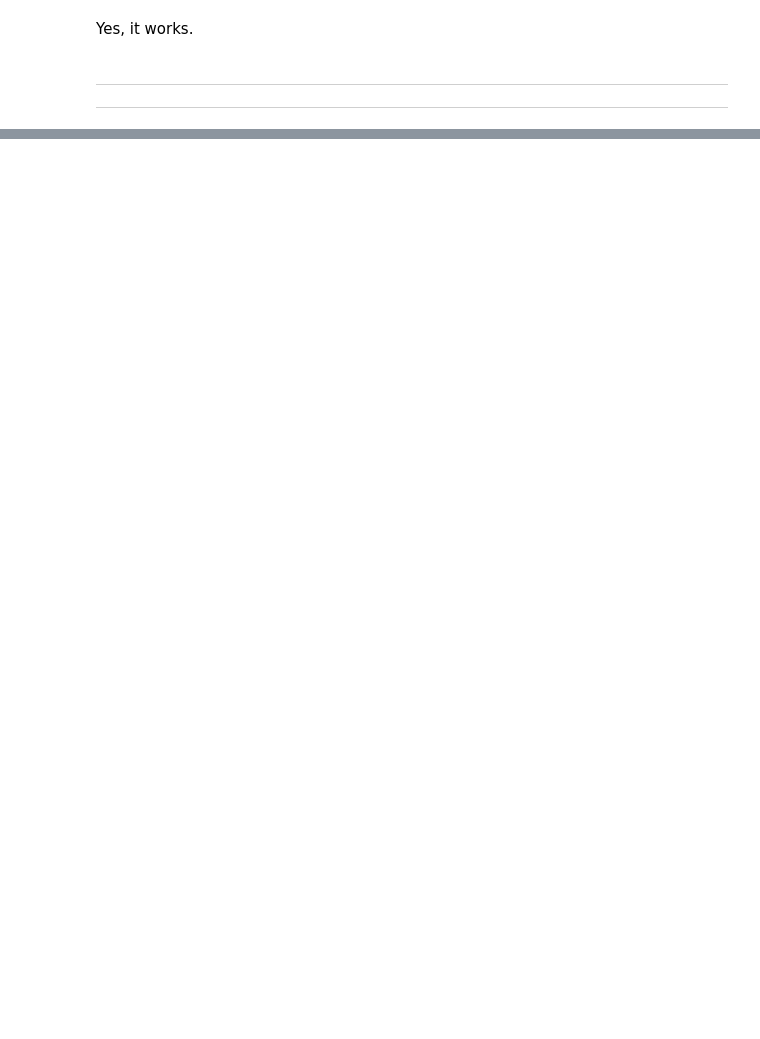
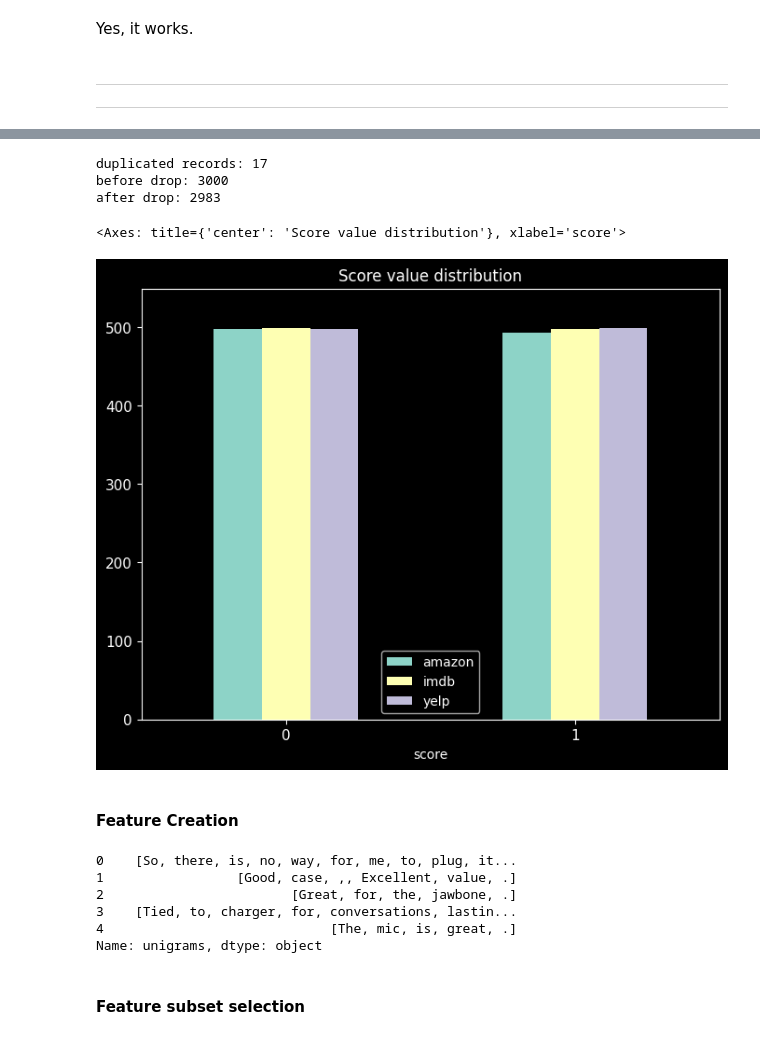
Before and after one commit to Wayne48763/DM2023-Lab1-Master, a Jupyter notebook: Homework/DM2023-Lab1-Homework.ipynb, the cells around one changed output, grey strips where cells are left out. Drawn from its saved outputs; the diff is of its cells as text; code cells hidden in the pictures; blank space fills up the shorter version.

```diff
--- a/Homework/DM2023-Lab1-Homework.ipynb
+++ b/Homework/DM2023-Lab1-Homework.ipynb
@@ -409,0 +417,7 @@ Yes, it works. <br>
+# %%
+# find all dataset files
+import glob
+from pathlib import Path
+data_path = Path('../sentiment labelled sentences/')
+filenames = list(data_path.glob('*labelled.txt'))
+print(filenames)
@@ -409,0 +426,18 @@ Yes, it works. <br>
+# %%
+# =======
+# Format:
+# =======
+# sentence \t score \n
+
+data_df = pd.DataFrame(columns=['sentence', 'score', 'source'])
+for filename in filenames:
+    sentences = []
+    scores = []
+    with open(filename, 'r', encoding='utf-8') as f:
+        for line in f:
+            sentence, score = line.strip().split('\t')
+            sentences.append(sentence)
+            scores.append(score)
+    df = pd.DataFrame({'sentence': sentences, 'score': scores})
+    df['source'] = filename.name
+    data_df = pd.concat([data_df, df], ignore_index=True)
@@ -409,0 +466,38 @@ Yes, it works. <br>
+# %%
+# check duplicates
+print('duplicated records: {}'.format(data_df.duplicated().sum()))
+print('before drop: {}'.format(data_df.shape[0]))
+# remove duplicates
+data_df.drop_duplicates(inplace=True, keep='first')
+print('after drop: {}'.format(data_df.shape[0]))
+# %% [output]
+duplicated records: 17
+before drop: 3000
+after drop: 2983
+# %%
+# print score value distribution
+svd_df = pd.DataFrame({'amazon': data_df[data_df['source'] == 'amazon_cells_labelled.txt']['score'].value_counts(),
+                          'imdb': data_df[data_df['source'] == 'imdb_labelled.txt']['score'].value_counts(),
+                          'yelp': data_df[data_df['source'] == 'yelp_labelled.txt']['score'].value_counts()})
+y_lim_upper = max(max(svd_df['amazon']), max(svd_df['imdb']), max(svd_df['yelp'])) + 50
+svd_df.plot(kind='bar',
+            title='Score value distribution',
+            ylim=[0, y_lim_upper], rot=0, fontsize=11, figsize=(8,6))
+# %% [output]
+<Axes: title={'center': 'Score value distribution'}, xlabel='score'>
+[figure, added]
+# %% [markdown]
+#### Feature Creation
+# %%
+# unigram
+data_df['unigrams'] = data_df['sentence'].apply(lambda x: dmh.tokenize_text(x))
+data_df.head()['unigrams']
+# %% [output]
+0    [So, there, is, no, way, for, me, to, plug, it...
+1                 [Good, case, ,, Excellent, value, .]
+2                        [Great, for, the, jawbone, .]
+3    [Tied, to, charger, for, conversations, lastin...
+4                             [The, mic, is, great, .]
+Name: unigrams, dtype: object
+# %% [markdown]
+#### Feature subset selection
```
Also changed, not shown: parts of 22 cells of this notebook.
